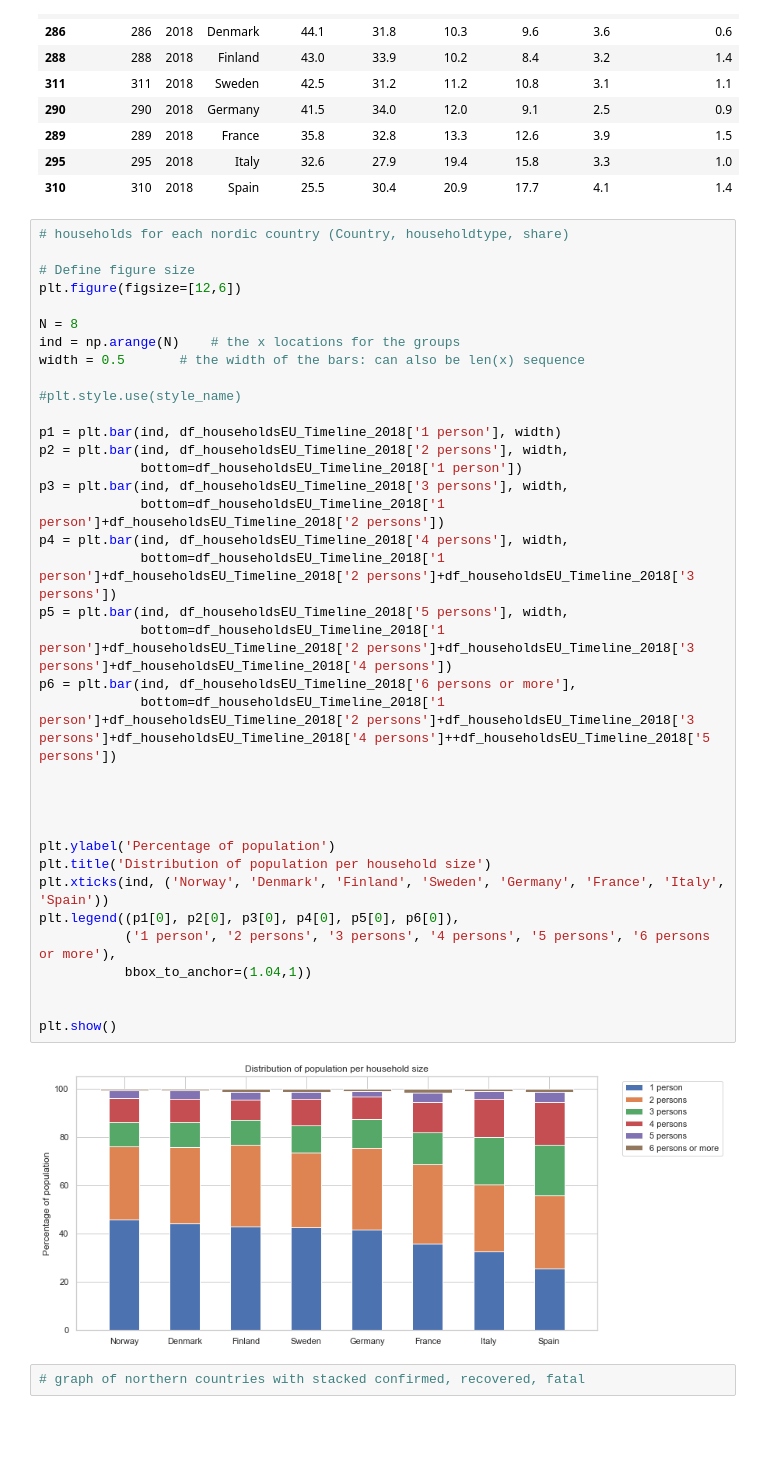
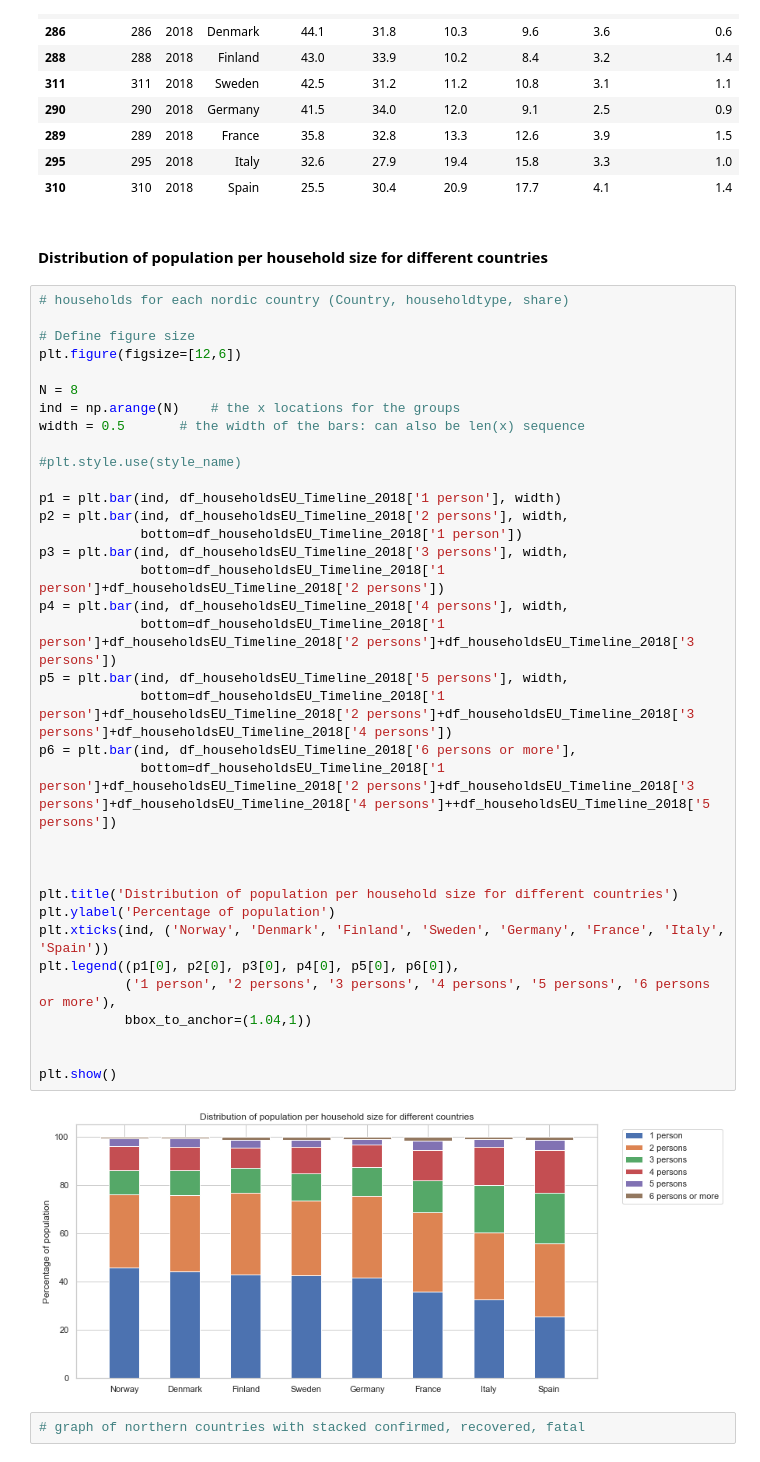
Before and after one commit to AtulSingh-Emyre/AnalysisCovid19, a Jupyter notebook: exploration_Covid19.ipynb, the cells around one changed output. Saved outputs shown, nothing was run; the diff lists cells and outputs as text; blank space fills up the shorter version.

```diff
--- a/exploration_Covid19.ipynb
+++ b/exploration_Covid19.ipynb
@@ -684,6 +576,8 @@ df_householdsEU_Timeline_2018
 | 289 | 289 | 2018 | France | 35.8 | 32.8 | 13.3 | 12.6 | 3.9 | 1.5 |
 | 295 | 295 | 2018 | Italy | 32.6 | 27.9 | 19.4 | 15.8 | 3.3 | 1.0 |
 | 310 | 310 | 2018 | Spain | 25.5 | 30.4 | 20.9 | 17.7 | 4.1 | 1.4 |
+# %% [markdown]
+#### Distribution of population per household size for different countries
 # %%
 # households for each nordic country (Country, householdtype, share)
 
@@ -692,36 +586,35 @@ plt.figure(figsize=[12,6])
 
 N = 8
 ind = np.arange(N)    # the x locations for the groups
 width = 0.5       # the width of the bars: can also be len(x) sequence
 
 #plt.style.use(style_name)
 
 p1 = plt.bar(ind, df_householdsEU_Timeline_2018['1 person'], width)
 p2 = plt.bar(ind, df_householdsEU_Timeline_2018['2 persons'], width,
              bottom=df_householdsEU_Timeline_2018['1 person'])
 p3 = plt.bar(ind, df_householdsEU_Timeline_2018['3 persons'], width,
              bottom=df_householdsEU_Timeline_2018['1 person']+df_householdsEU_Timeline_2018['2 persons'])
 p4 = plt.bar(ind, df_householdsEU_Timeline_2018['4 persons'], width,
              bottom=df_householdsEU_Timeline_2018['1 person']+df_householdsEU_Timeline_2018['2 persons']+df_householdsEU_Timeline_2018['3 persons'])
 p5 = plt.bar(ind, df_householdsEU_Timeline_2018['5 persons'], width,
              bottom=df_householdsEU_Timeline_2018['1 person']+df_householdsEU_Timeline_2018['2 persons']+df_householdsEU_Timeline_2018['3 persons']+df_householdsEU_Timeline_2018['4 persons'])
 p6 = plt.bar(ind, df_householdsEU_Timeline_2018['6 persons or more'],
              bottom=df_householdsEU_Timeline_2018['1 person']+df_householdsEU_Timeline_2018['2 persons']+df_householdsEU_Timeline_2018['3 persons']+df_householdsEU_Timeline_2018['4 persons']++df_householdsEU_Timeline_2018['5 persons'])
 
 
 
-
+plt.title('Distribution of population per household size for different countries')
 plt.ylabel('Percentage of population')
-plt.title('Distribution of population per household size')
 plt.xticks(ind, ('Norway', 'Denmark', 'Finland', 'Sweden', 'Germany', 'France', 'Italy', 'Spain'))
 plt.legend((p1[0], p2[0], p3[0], p4[0], p5[0], p6[0]),
            ('1 person', '2 persons', '3 persons', '4 persons', '5 persons', '6 persons or more'),
            bbox_to_anchor=(1.04,1))
 
 
 plt.show()
 # %% [output]
-[figure, old version]
+[figure, new version]
 # %%
 # graph of northern countries with stacked confirmed, recovered, fatal
 # %% [markdown]
```
Also changed, not shown: parts of 35 cells of this notebook.
